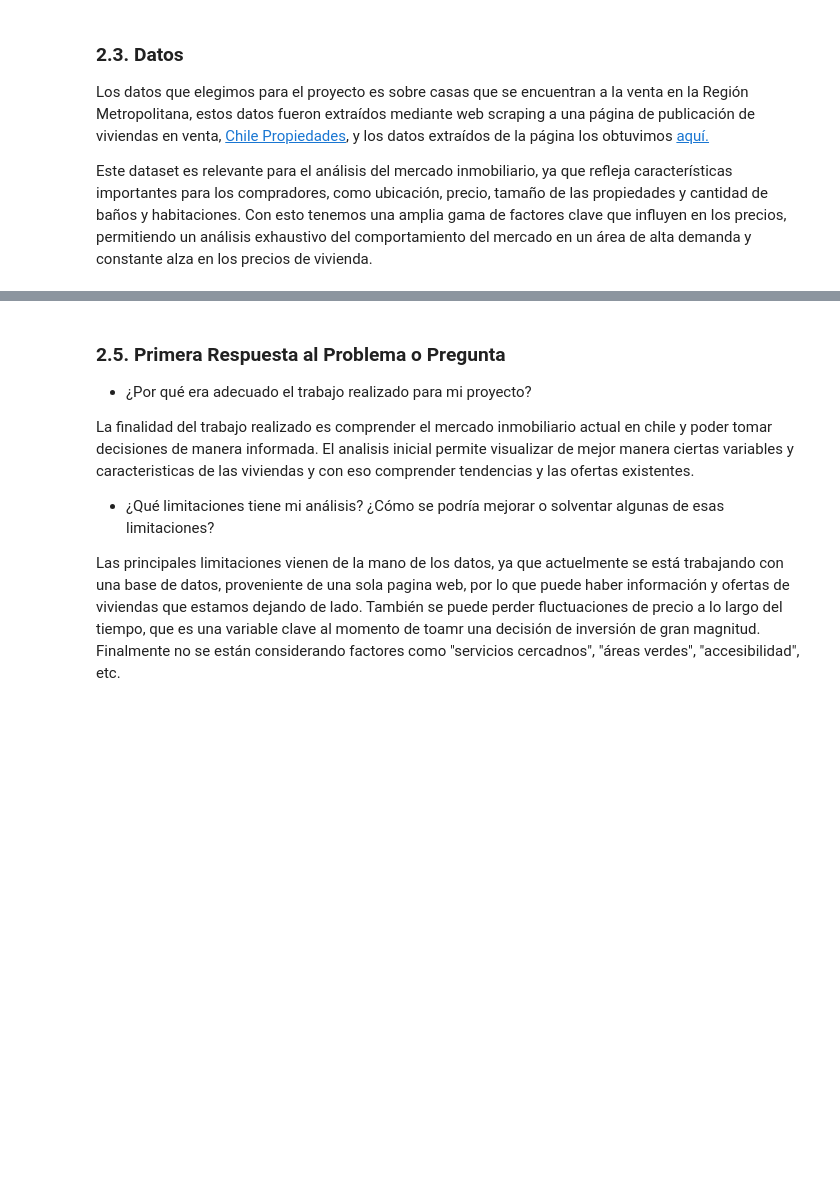
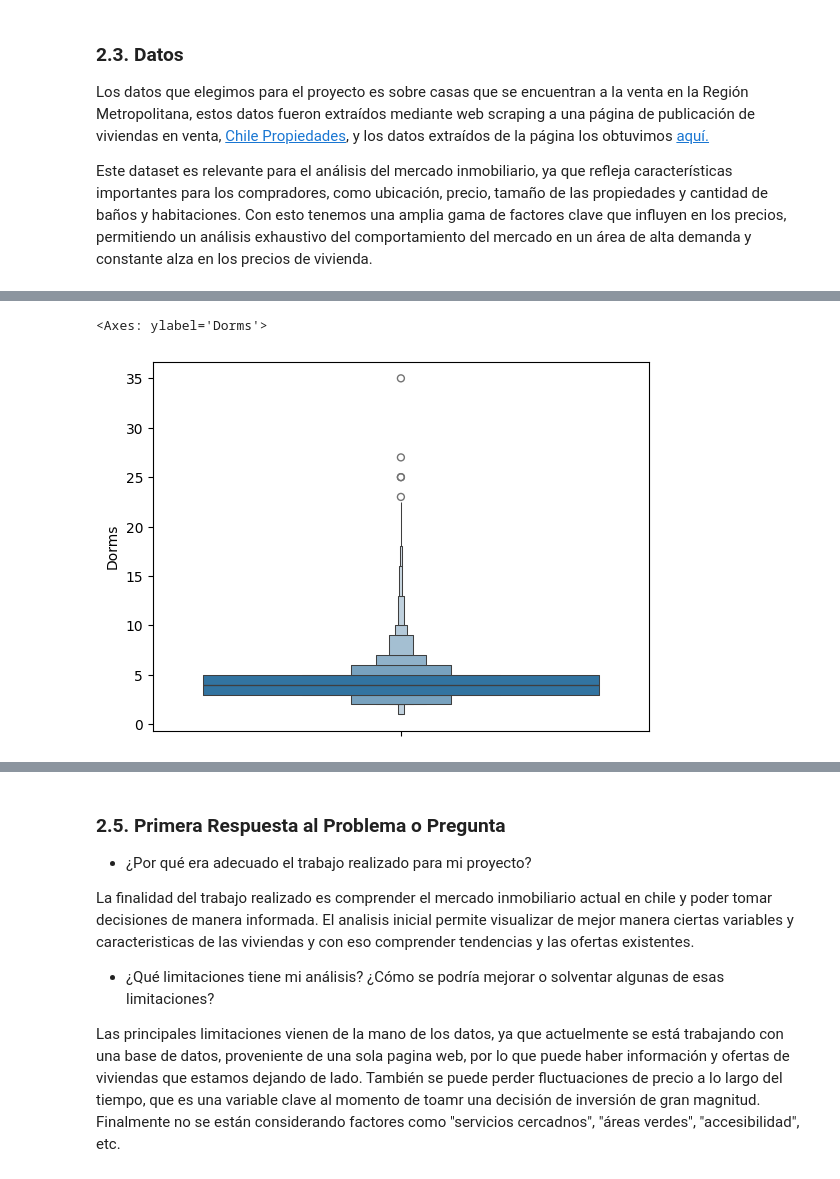
Before and after one commit to cristobalstrange/ProyectoIIC2433, a Jupyter notebook: Entrega2-mineria.ipynb, the cells around one changed output, grey strips where cells are left out. Cells and saved outputs as stored; diff of their text form; code cells hidden in the pictures; blank space fills up the shorter version.

```diff
--- a/Entrega2-mineria.ipynb
+++ b/Entrega2-mineria.ipynb
@@ -26,0 +67,5 @@ Este dataset es relevante para el análisis del mercado inmobiliario, ya que ref
+# %%
+sns.boxenplot(df["Dorms"])
+# %% [output]
+<Axes: ylabel='Dorms'>
+[figure, added]
```
Also changed, not shown: parts of 9 cells of this notebook.
